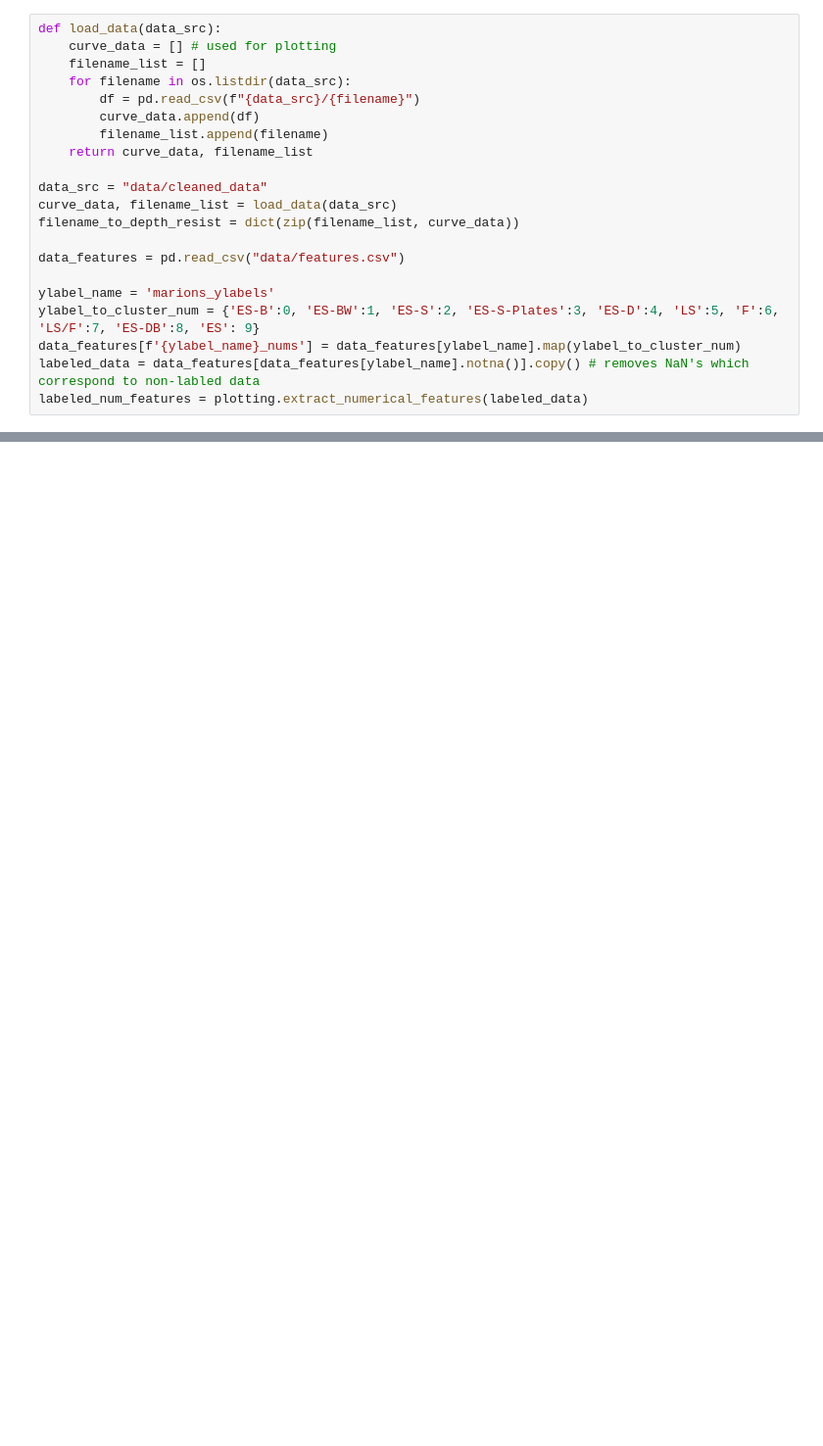
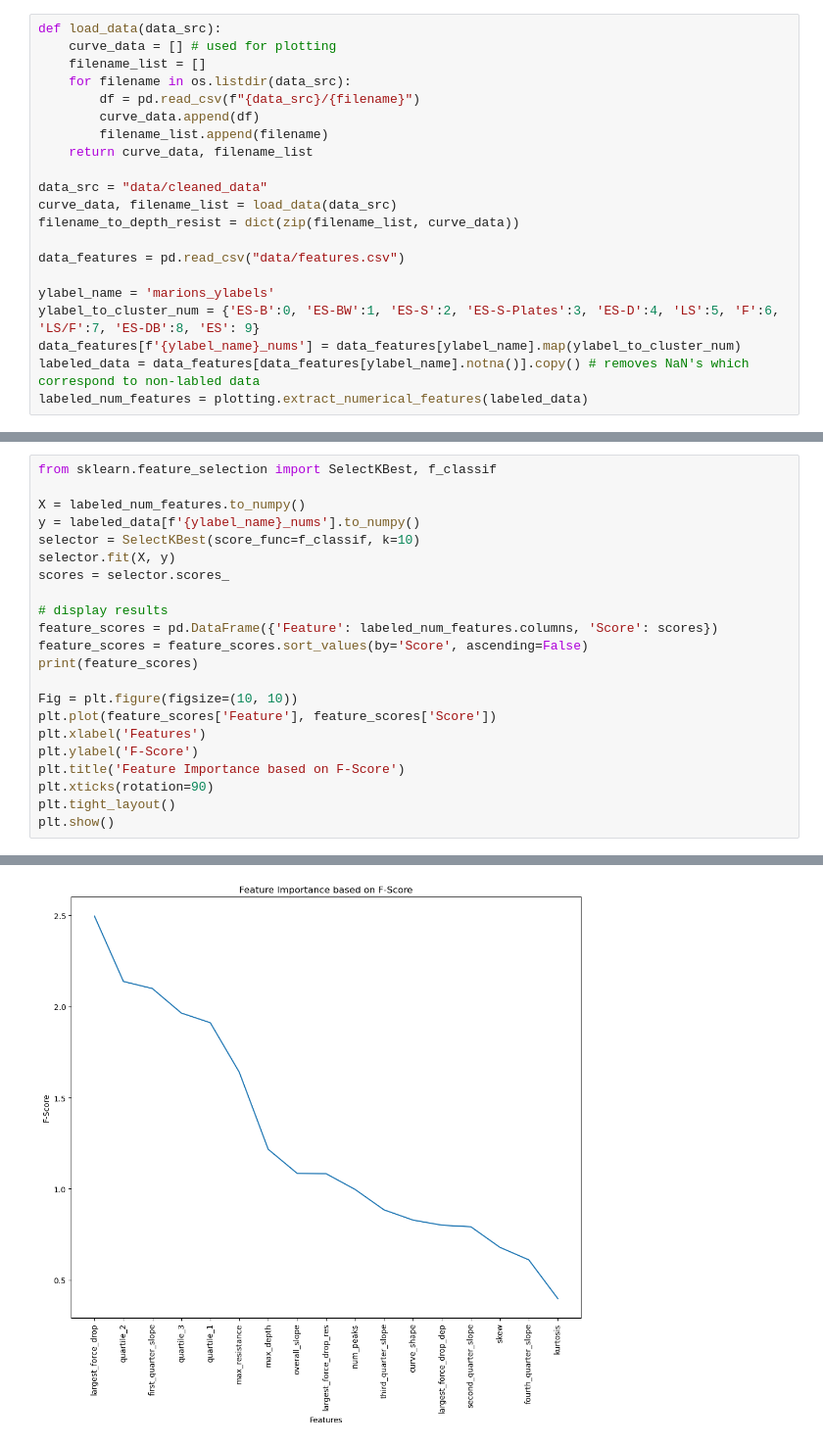
Before and after one commit to liamtbo/LASSIE, a Jupyter notebook: feature_selection.ipynb, the cells around one changed output, grey strips where cells are left out. Shown at 98% size. Drawn from its saved outputs; the diff is of its cells as text; blank space fills up the shorter version.

```diff
--- a/feature_selection.ipynb
+++ b/feature_selection.ipynb
@@ -69,0 +51,23 @@ Silhouette Score: -0.39
+# %%
+from sklearn.feature_selection import SelectKBest, f_classif
+
+X = labeled_num_features.to_numpy()
+y = labeled_data[f'{ylabel_name}_nums'].to_numpy()
+selector = SelectKBest(score_func=f_classif, k=10)
+selector.fit(X, y)
+scores = selector.scores_
+
+# display results
+feature_scores = pd.DataFrame({'Feature': labeled_num_features.columns, 'Score': scores})
+feature_scores = feature_scores.sort_values(by='Score', ascending=False)
+print(feature_scores)
+
+Fig = plt.figure(figsize=(10, 10))
+plt.plot(feature_scores['Feature'], feature_scores['Score'])
+plt.xlabel('Features')
+plt.ylabel('F-Score')
+plt.title('Feature Importance based on F-Score')
+plt.xticks(rotation=90)
+plt.tight_layout()
+plt.show()
+# %% [output]
@@ -69,0 +92 @@ Silhouette Score: -0.39
+[figure, added]
```
Also changed, not shown: parts of 4 cells of this notebook, 3 other files.
